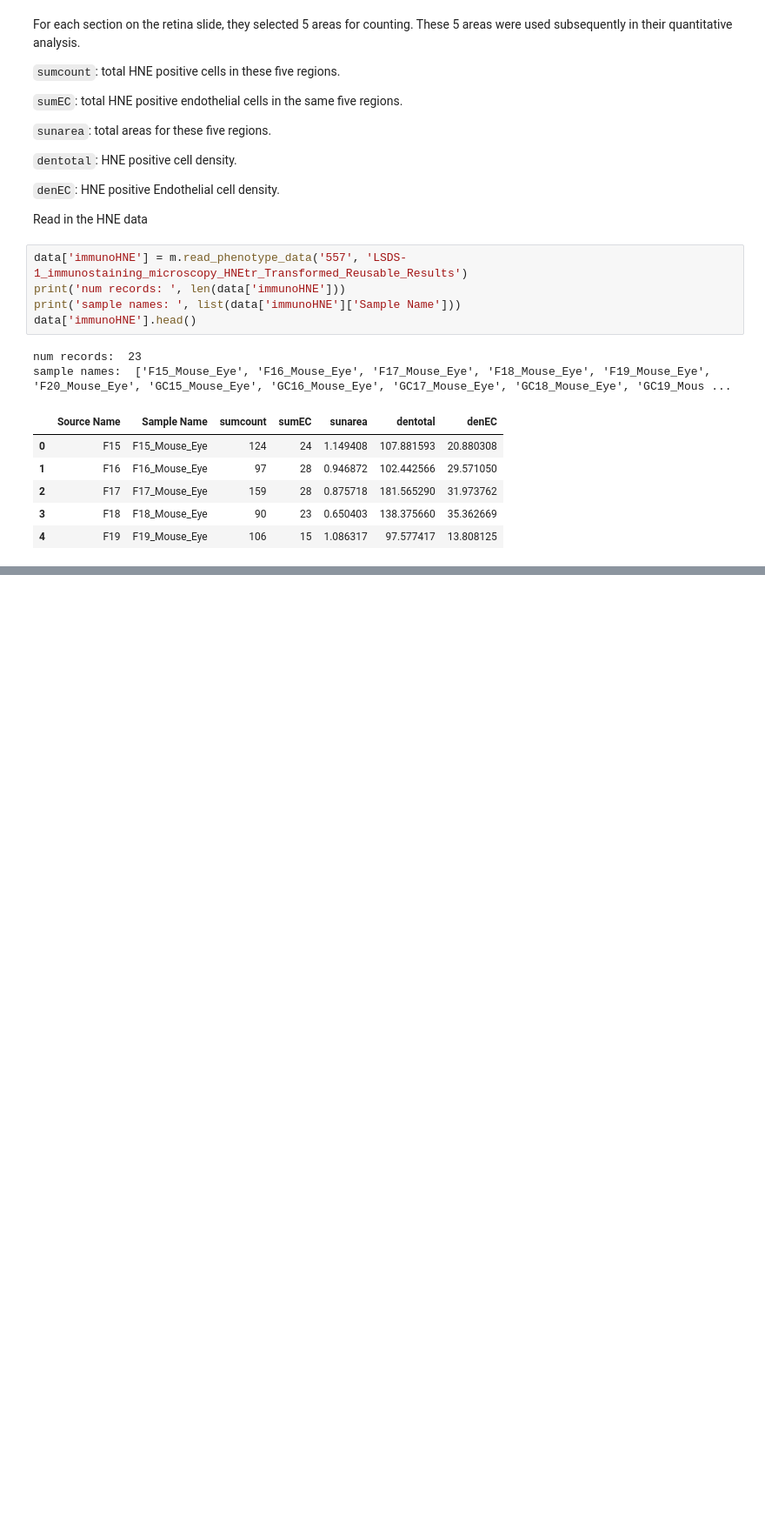
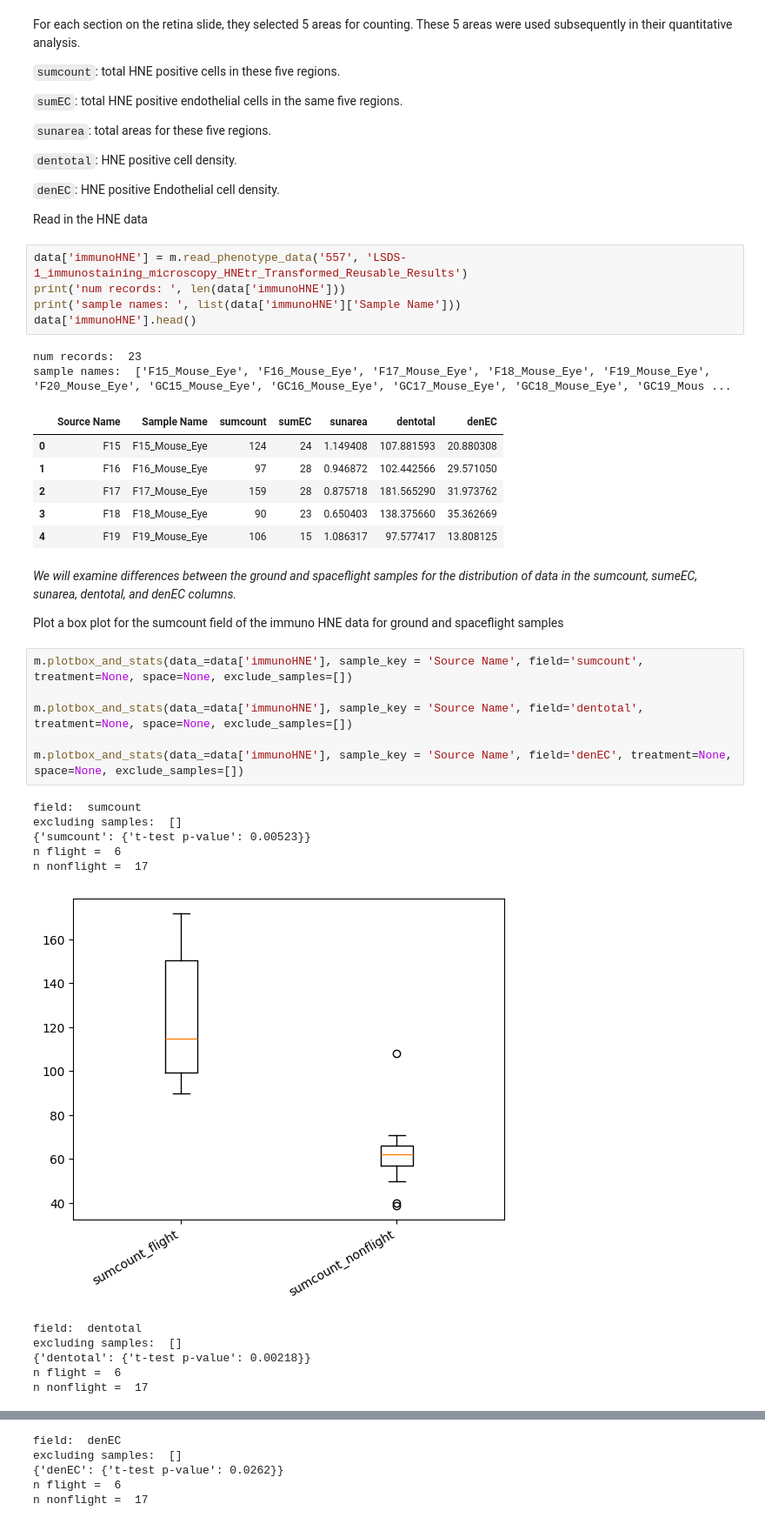
Before and after one commit to shivabioinformatics/AI-ML-in-Space-Biology-NASA-TOPS-T-ScienceCore-, a Jupyter notebook: Untitled1.ipynb, the cells around one changed output, grey strips where cells are left out. Shown at 87% size. Drawn from its saved outputs; the diff is of its cells as text; blank space fills up the shorter version.

Commit message:
Data Exploration

```diff
--- a/Untitled1.ipynb
+++ b/Untitled1.ipynb
@@ -293,3 +293,25 @@ sample names:  ['F15_Mouse_Eye', 'F16_Mouse_Eye', 'F17_Mouse_Eye', 'F18_Mouse_Ey
 | 2 | F17 | F17_Mouse_Eye | 159 | 28 | 0.875718 | 181.565290 | 31.973762 |
 | 3 | F18 | F18_Mouse_Eye | 90 | 23 | 0.650403 | 138.375660 | 35.362669 |
 | 4 | F19 | F19_Mouse_Eye | 106 | 15 | 1.086317 | 97.577417 | 13.808125 |
+# %% [markdown]
+*We will examine differences between the ground and spaceflight samples for the distribution of data in the sumcount, sumeEC, sunarea, dentotal, and denEC columns.*
+
+Plot a box plot for the sumcount field of the immuno HNE data for ground and spaceflight samples
+# %%
+m.plotbox_and_stats(data_=data['immunoHNE'], sample_key = 'Source Name', field='sumcount', treatment=None, space=None, exclude_samples=[])
+
+m.plotbox_and_stats(data_=data['immunoHNE'], sample_key = 'Source Name', field='dentotal', treatment=None, space=None, exclude_samples=[])
+
+m.plotbox_and_stats(data_=data['immunoHNE'], sample_key = 'Source Name', field='denEC', treatment=None, space=None, exclude_samples=[])
+# %% [output]
+field:  sumcount
+excluding samples:  []
+{'sumcount': {'t-test p-value': 0.00523}}
+n flight =  6
+n nonflight =  17
+[figure, added]
+field:  dentotal
+excluding samples:  []
+{'dentotal': {'t-test p-value': 0.00218}}
+n flight =  6
+n nonflight =  17
@@ -295,0 +319,5 @@ sample names:  ['F15_Mouse_Eye', 'F16_Mouse_Eye', 'F17_Mouse_Eye', 'F18_Mouse_Ey
+field:  denEC
+excluding samples:  []
+{'denEC': {'t-test p-value': 0.0262}}
+n flight =  6
+n nonflight =  17
```
Also changed, not shown: parts of 13 cells of this notebook.
